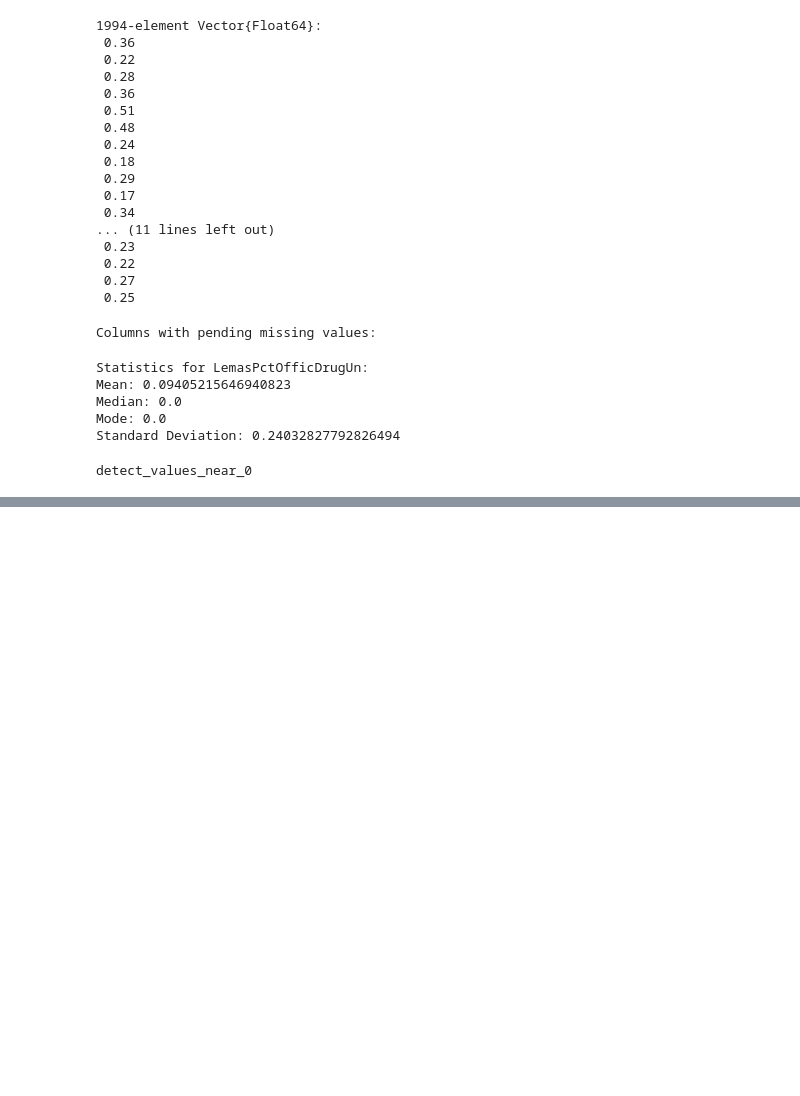
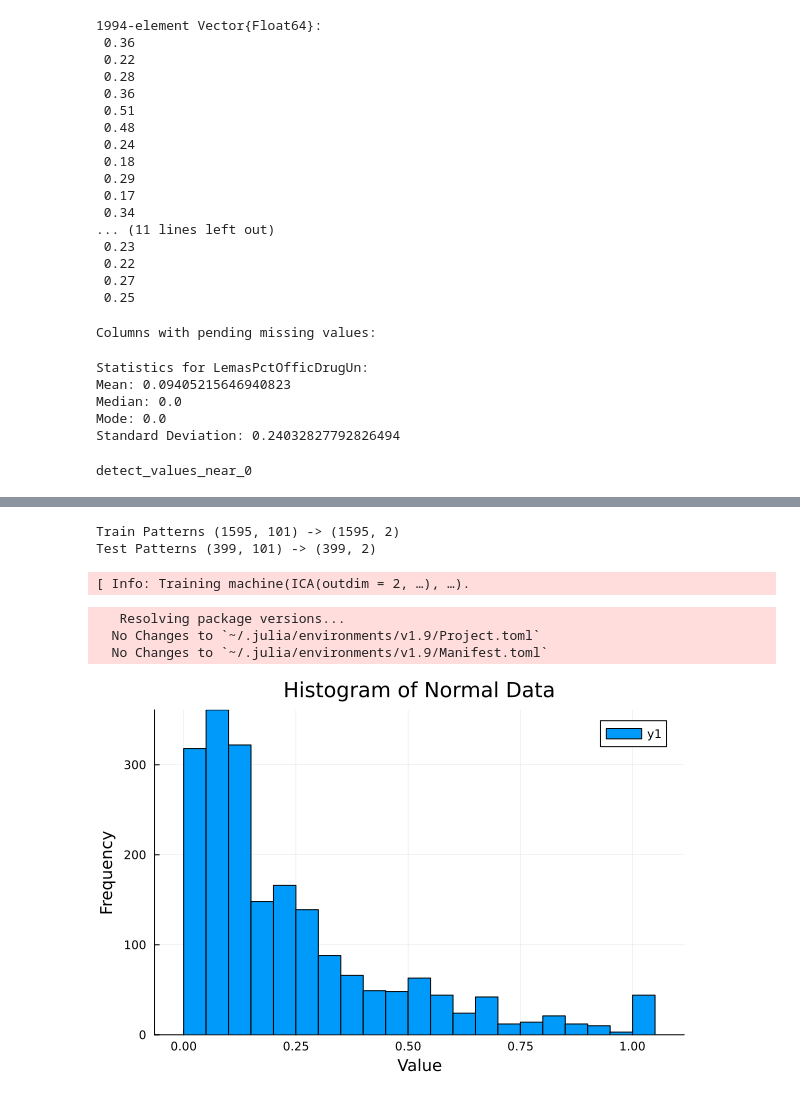
Before and after one commit to david-fm/ml1-crimes-analysis-julia, a Jupyter notebook: Main.ipynb, the cells around one changed output, grey strips where cells are left out. Drawn from its saved outputs; the diff is of its cells as text; code cells hidden in the pictures; blank space fills up the shorter version.

Commit message:
V0.1.1 Changes on functions and next step on procesing data

```diff
--- a/Main.ipynb
+++ b/Main.ipynb
@@ -359,0 +444,14 @@ Column to consider for removal due to near 0 values: LemasPctOfficDrugUn
+# %%
+using Pkg;
+Pkg.add("MultivariateStats");
+Pkg.add("MLJMultivariateStatsInterface");
+using MLJ;
+using Plots;
+
+
+PCA = MLJ.@load PCA pkg=MultivariateStats
+ICA = MLJ.@load ICA pkg=MultivariateStats
+LDA = MLJ.@load LDA pkg=MultivariateStats verbosity=0
+
+Pkg.add("TSne");
+using TSne;
@@ -359,0 +472,9 @@ Column to consider for removal due to near 0 values: LemasPctOfficDrugUn
+# %%
+data = Matrix(df)
+data_without_near0 = Matrix(df_without_near0)
+train_idx, test_idx = holdOut(size(data, 1), 0.2)
+
+train_input = data[train_idx, 1:end]
+train_output = data[train_idx,end]
+test_input = data[test_idx, 1:end]
+test_output = data[test_idx, end]
@@ -359,0 +630,29 @@ Column to consider for removal due to near 0 values: LemasPctOfficDrugUn
+# %%
+Random.seed!(1234);
+ica_model = ICA(outdim=2, tol=0.3)
+ica_mach = machine(ica_model, MLJ.table(train_input))
+fit!(ica_mach)
+
+ica_train = MLJ.matrix(MLJ.transform(ica_mach, MLJ.table(train_input)))
+ica_test = MLJ.matrix(MLJ.transform(ica_mach, MLJ.table(test_input)))
+
+println("Train Patterns ", size(train_input), " -> ", size(ica_train))
+println("Test Patterns ", size(test_input), " -> ", size(ica_test))
+# %% [output]
+Train Patterns (1595, 101) -> (1595, 2)
+Test Patterns (399, 101) -> (399, 2)
+[ Info: Training machine(ICA(outdim = 2, …), …).
+# %%
+Pkg.add("Plots")
+using Plots
+outputs = data[:, end]
+histogram(outputs,
+    title="Histogram of Normal Data",
+    xlabel="Value",
+    ylabel="Frequency"
+)
+# %% [output]
+   Resolving package versions...
+  No Changes to `~/.julia/environments/v1.9/Project.toml`
+  No Changes to `~/.julia/environments/v1.9/Manifest.toml`
+[figure, added]
```
Also changed, not shown: parts of 15 cells of this notebook, 1 other file.
